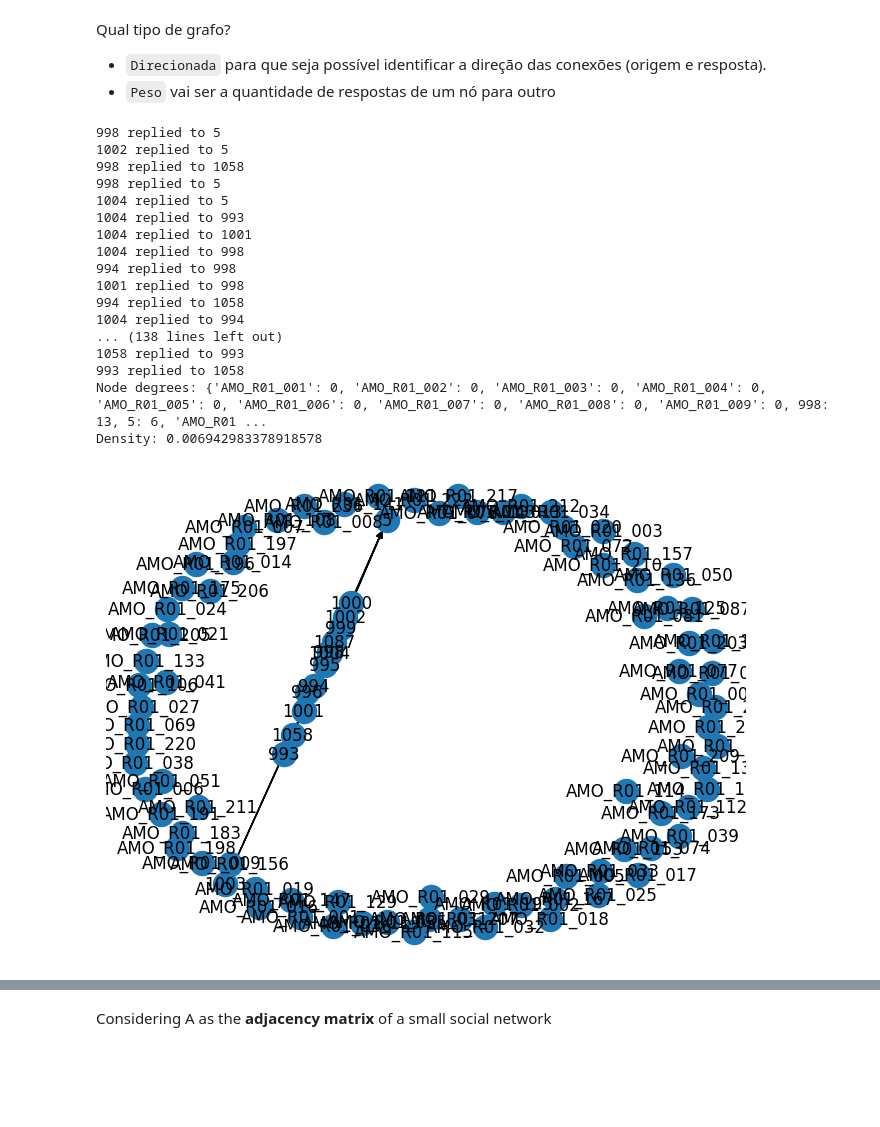
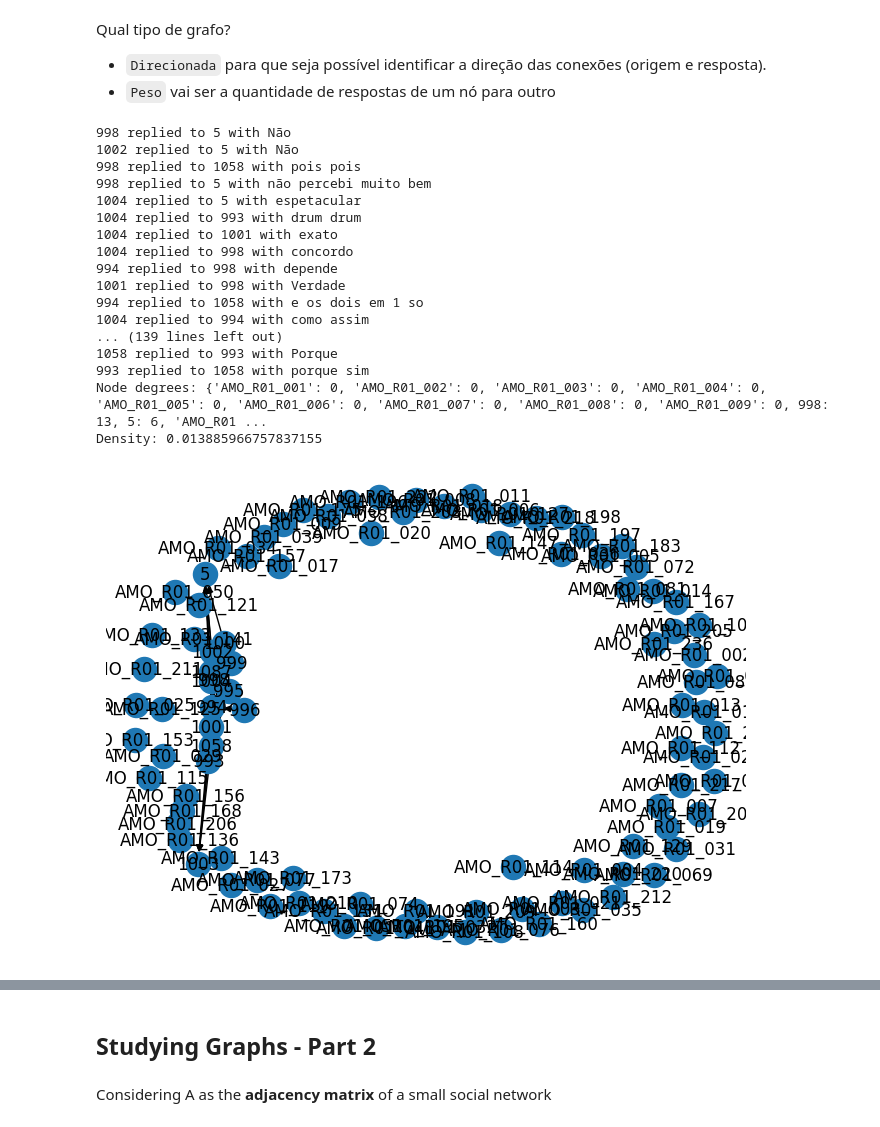
Before and after one commit to tgvp/Social-Networks, a Jupyter notebook: src/networks.ipynb, the cells around one changed output, grey strips where cells are left out. Cells and saved outputs as stored; diff of their text form; code cells hidden in the pictures; blank space fills up the shorter version.

Commit message:
fixed density function

```diff
--- a/src/networks.ipynb
+++ b/src/networks.ipynb
@@ -345,53 +350,56 @@ Qual tipo de grafo?
 # %%
 # user_id: count replies
 """
 replies = {998: [(997: 3), (995: 5, ...)],
            995: [(997: 5), (995: 2, ...)],
            994: [(997: 1), (995: 5, ...)]
            }
 """
 
 def interaction_graph(data):
     G = nx.DiGraph()
     replies = {}
     for turn in data:
         user_id = turn['user_id']
         reply_to_turn = turn['reply_to_turn']
-        if reply_to_turn is not None:
+        if reply_to_turn:
+            turn_text = turn['turn_text']
             for turn in data:
                 if reply_to_turn == turn['turn_id']:
                     reply_user_id = turn['user_id']
                     G.add_edge(user_id, reply_user_id)
-                    print(f'{user_id} replied to {reply_user_id}')
+                    print(f'{user_id} replied to {reply_user_id} with {turn_text}')
         else:
             G.add_node(turn['turn_id'])
     return G
 
 G = interaction_graph(data)
 print(f'Node degrees: {node_degrees(G)}')
 print(f'Density: {density(G)}')
 plot_networkx(G)
 plot_adjacency_matrix(G)
 # %% [output]
-998 replied to 5
-1002 replied to 5
-998 replied to 1058
-998 replied to 5
-1004 replied to 5
-1004 replied to 993
-1004 replied to 1001
-1004 replied to 998
-994 replied to 998
-1001 replied to 998
-994 replied to 1058
-1004 replied to 994
-... (138 lines left out)
-1058 replied to 993
-993 replied to 1058
+998 replied to 5 with Não
+1002 replied to 5 with Não
+998 replied to 1058 with pois pois
+998 replied to 5 with não percebi muito bem
+1004 replied to 5 with espetacular
+1004 replied to 993 with drum drum
+1004 replied to 1001 with exato
+1004 replied to 998 with concordo
+994 replied to 998 with depende
+1001 replied to 998 with Verdade
+994 replied to 1058 with e os dois em 1 so
+1004 replied to 994 with como assim
+... (139 lines left out)
+1058 replied to 993 with Porque
+993 replied to 1058 with porque sim
 Node degrees: {'AMO_R01_001': 0, 'AMO_R01_002': 0, 'AMO_R01_003': 0, 'AMO_R01_004': 0, 'AMO_R01_005': 0, 'AMO_R01_006': 0, 'AMO_R01_007': 0, 'AMO_R01_008': 0, 'AMO_R01_009': 0, 998: 13, 5: 6, 'AMO_R01 ...
-Density: 0.006942983378918578
+Density: 0.013885966757837155
-[figure, old version]
+[figure, new version]
 [figure]
+# %% [markdown]
+## Studying Graphs - Part 2
 # %% [markdown]
 Considering A as the **adjacency matrix** of a small social network
 # %%
```
Also changed, not shown: parts of 7 cells of this notebook.
